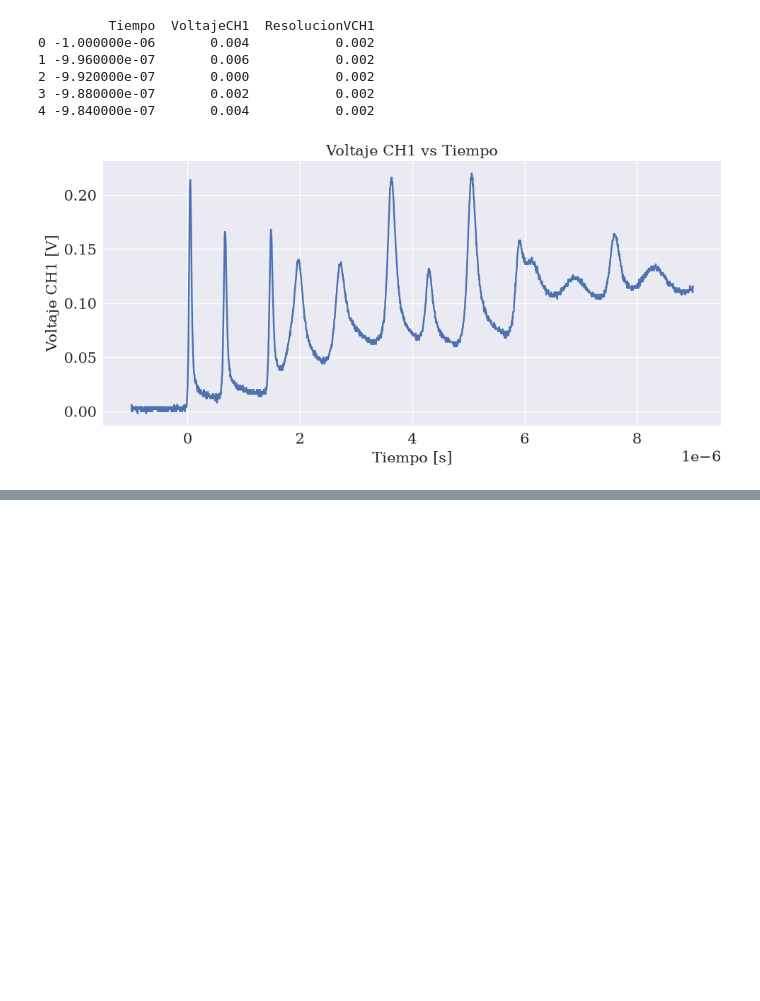
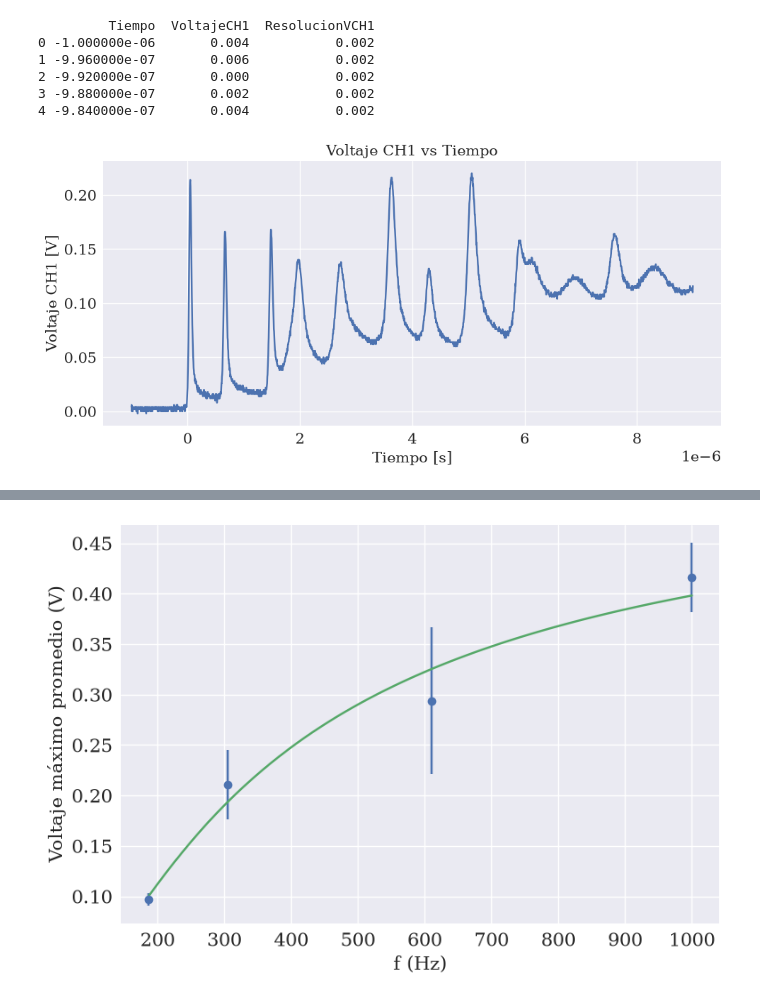
Before and after one commit to olistarosta/labo-5-2026, a Jupyter notebook: laser/analisis/transtorios_chopper.ipynb, the cells around one changed output, grey strips where cells are left out. Cells and saved outputs as stored; diff of their text form; code cells hidden in the pictures; blank space fills up the shorter version.

Commit message:
analsisi transitorios y perfil laser, modelo dos niveles

```diff
--- a/laser/analisis/transtorios_chopper.ipynb
+++ b/laser/analisis/transtorios_chopper.ipynb
@@ -67,0 +182,74 @@ T2/T1
+# %%
+configs = np.concatenate([[
+    {"L": 6.2,  "f": 186, "p": 2.38, "ventana": "s", "counter": counter},
+    {"L": 6.2, "f": 305, "p": 2.38, "ventana": "s", "counter": counter},
+    {"L": 6.2, "f": 610, "p": 2.38, "ventana": "s", "counter": counter},
+    {"L": 6.2, "f": 1000, "p": 2.38, "ventana": "s", "counter": counter},
+] for counter in range(1, 4)])
+
+def nombre_archivo(cfg):
+    L_text = f"_L{cfg['L']:.1f}" if cfg["L"] != 6.2 else ""
+    return f"laser_chopper{L_text}_f{cfg['f']:.0f}_p{cfg['p']:.2f}_{cfg['ventana']}_{cfg['counter']}.csv"
+
+def exponencial_inv(f, A, f_0):
+    return A * np.exp(-f_0/f)
+
+# ---------------------------------------------------------------------------
+# Loop principal: cargar cada archivo y calcular el voltaje máximo
+# ---------------------------------------------------------------------------
+resultados = []
+
+for cfg in configs:
+    ruta = "../datos/" + nombre_archivo(cfg)
+    df = pd.read_csv(ruta)
+
+    v_max = df["VoltajeCH1"].max()
+
+    resultados.append(
+        {
+            "f": cfg["f"],
+            "L": cfg["L"],
+            "p": cfg["p"],
+            "ventana": cfg["ventana"],
+            "counter": cfg["counter"],
+            "archivo": nombre_archivo(cfg),
+            "v_max": v_max,
+        }
+    )
+
+res_df = pd.DataFrame(resultados)
+print(res_df)
+
+# ---------------------------------------------------------------------------
+# Promediar v_max sobre todas las corridas que comparten el mismo f
+# ---------------------------------------------------------------------------
+promedios = (
+    res_df.groupby("f")["v_max"]
+    .agg(v_max_medio="mean", v_max_std="std", n="count")
+    .reset_index()
+    .sort_values("f")
+)
+
+print("\nPromedio de voltaje máximo por frecuencia:")
+print(promedios)
+
+# ---------------------------------------------------------------------------
+# Gráfico
+# ---------------------------------------------------------------------------
+fig, ax = plt.subplots()
+ax.errorbar(
+    promedios["f"],
+    promedios["v_max_medio"],
+    yerr=promedios["v_max_std"].fillna(0),
+    fmt="o",
+    capsize=3,
+)
+popt, pcov = curve_fit(exponencial_inv, promedios["f"], promedios["v_max_medio"])
+fs = np.linspace(np.min(promedios["f"]), np.max(promedios["f"]), 100)
+ax.plot(fs, exponencial_inv(fs, *popt), label=f"Ajuste: V = {popt[0]:.3f} f^{popt[1]:.3f}")
+ax.set_xlabel("f (Hz)")
+ax.set_ylabel("Voltaje máximo promedio (V)")
+
+plt.tight_layout()
+plt.show()
+# %% [output]
@@ -67,0 +276 @@ T2/T1
+[figure, added]
```
Also changed, not shown: parts of 5 cells of this notebook, 2 other files.
